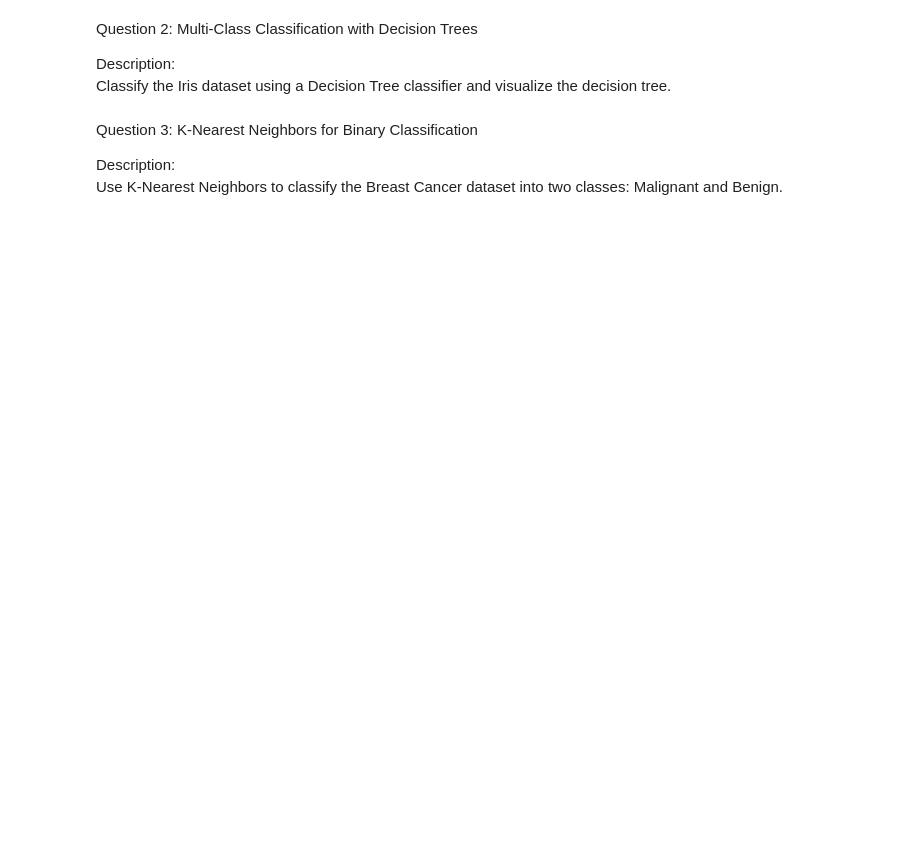
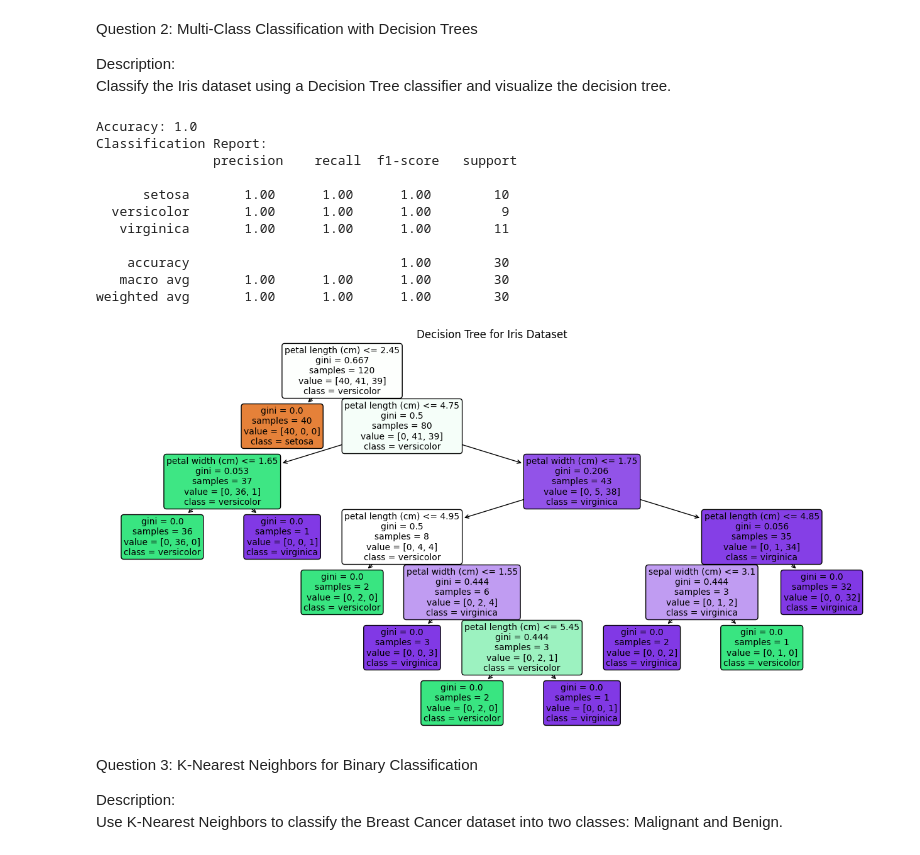
Before and after one commit to Harsha-H-G/AI---ML, a Jupyter notebook: src/Module 5/Introduction to Classification Algorithms/q1.ipynb, the cells around one changed output. Drawn from its saved outputs; the diff is of its cells as text; code cells hidden in the pictures; blank space fills up the shorter version.

```diff
--- a/src/Module 5/Introduction to Classification Algorithms/q1.ipynb
+++ b/src/Module 5/Introduction to Classification Algorithms/q1.ipynb
@@ -43,3 +55,48 @@ Classify the Iris dataset using a Decision Tree classifier and visualize the dec
+# %%
+# Multi-Class Classification with Decision Trees on the Iris dataset
+
+import pandas as pd
+from sklearn.datasets import load_iris
+from sklearn.tree import DecisionTreeClassifier, plot_tree
+from sklearn.model_selection import train_test_split
+from sklearn.metrics import accuracy_score, classification_report
+import matplotlib.pyplot as plt
+
+# Load the Iris dataset
+iris = load_iris()
+X = iris.data
+y = iris.target
+
+# Split into train and test sets
+X_train, X_test, y_train, y_test = train_test_split(X, y, test_size=0.2, random_state=42)
+
+# Train Decision Tree classifier
+dtc = DecisionTreeClassifier(random_state=42)
+dtc.fit(X_train, y_train)
+
+# Predict and evaluate
+y_pred = dtc.predict(X_test)
+print("Accuracy:", accuracy_score(y_test, y_pred))
+print("Classification Report:\n", classification_report(y_test, y_pred, target_names=iris.target_names))
+
+# Visualize the decision tree
+plt.figure(figsize=(16, 8))
+plot_tree(dtc, feature_names=iris.feature_names, class_names=iris.target_names, filled=True, rounded=True)
+plt.title("Decision Tree for Iris Dataset")
+plt.show()
+# %% [output]
+Accuracy: 1.0
+Classification Report:
+               precision    recall  f1-score   support
+
+      setosa       1.00      1.00      1.00        10
+  versicolor       1.00      1.00      1.00         9
+   virginica       1.00      1.00      1.00        11
+
+    accuracy                           1.00        30
+   macro avg       1.00      1.00      1.00        30
+weighted avg       1.00      1.00      1.00        30
+[figure, added]
 # %% [markdown]
 Question 3: K-Nearest Neighbors for Binary Classification<br>
 
```
Also changed, not shown: parts of 18 cells of this notebook, 1 other file.
